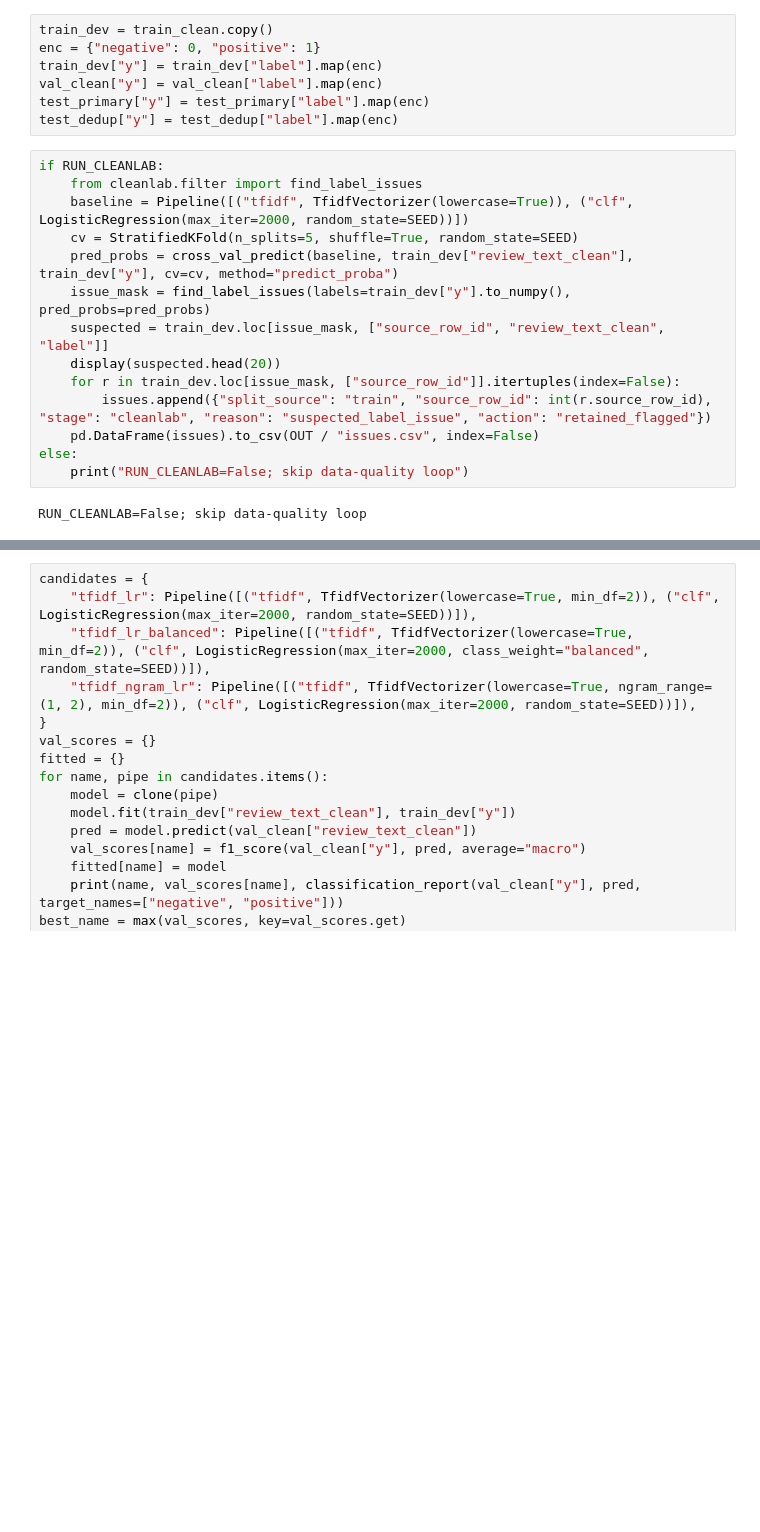
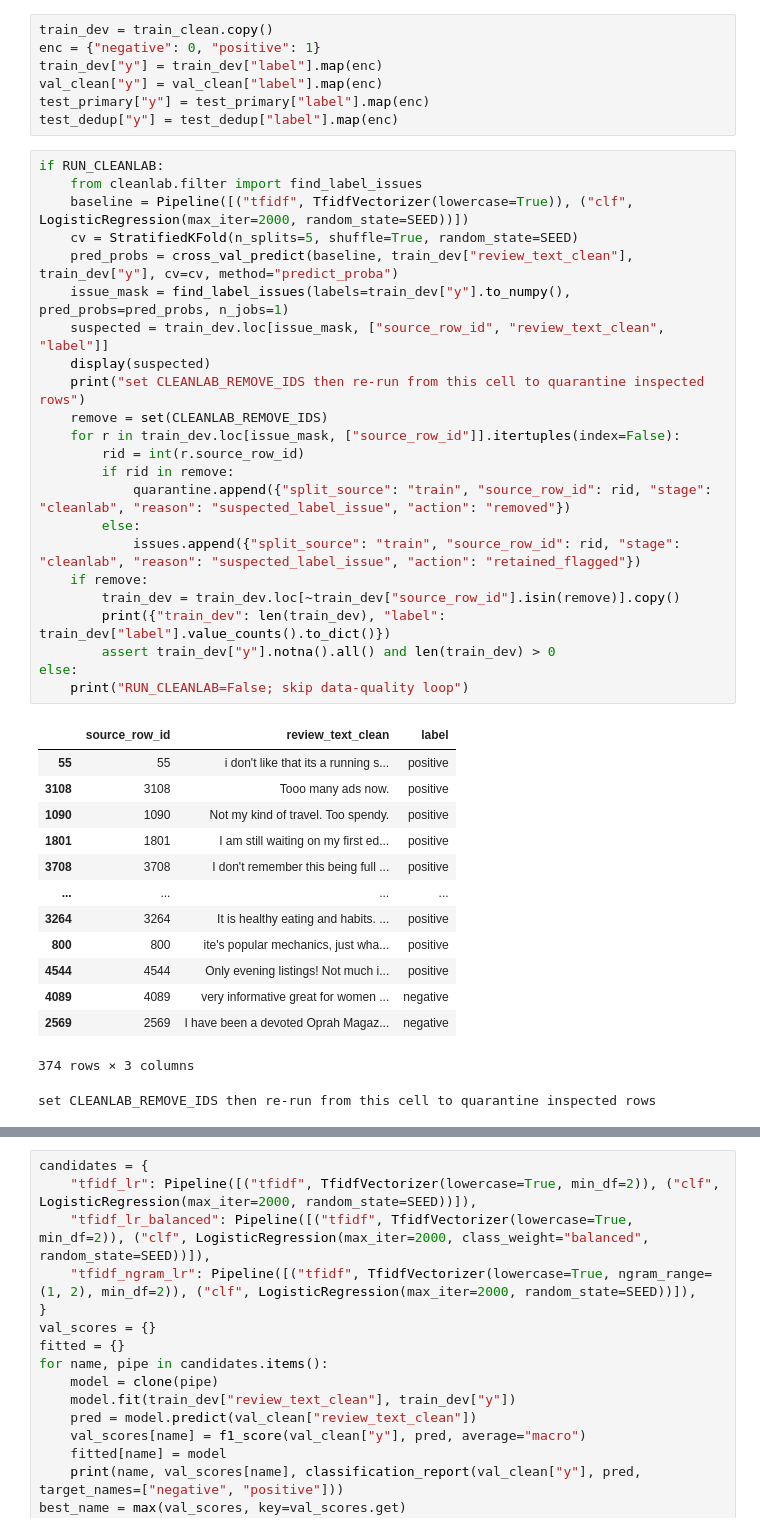
Before and after one commit to ntiensiit/HF-Cleanlab-amazon-reviews-sentiment-analysis, a Jupyter notebook: main.ipynb, the cells around one changed output, grey strips where cells are left out. Saved outputs shown, nothing was run; the diff lists cells and outputs as text; blank space fills up the shorter version.

```diff
--- a/main.ipynb
+++ b/main.ipynb
@@ -234,16 +234,38 @@ test_dedup["y"] = test_dedup["label"].map(enc)
 # %%
 if RUN_CLEANLAB:
     from cleanlab.filter import find_label_issues
     baseline = Pipeline([("tfidf", TfidfVectorizer(lowercase=True)), ("clf", LogisticRegression(max_iter=2000, random_state=SEED))])
     cv = StratifiedKFold(n_splits=5, shuffle=True, random_state=SEED)
     pred_probs = cross_val_predict(baseline, train_dev["review_text_clean"], train_dev["y"], cv=cv, method="predict_proba")
-    issue_mask = find_label_issues(labels=train_dev["y"].to_numpy(), pred_probs=pred_probs)
+    issue_mask = find_label_issues(labels=train_dev["y"].to_numpy(), pred_probs=pred_probs, n_jobs=1)
     suspected = train_dev.loc[issue_mask, ["source_row_id", "review_text_clean", "label"]]
-    display(suspected.head(20))
+    display(suspected)
+    print("set CLEANLAB_REMOVE_IDS then re-run from this cell to quarantine inspected rows")
+    remove = set(CLEANLAB_REMOVE_IDS)
     for r in train_dev.loc[issue_mask, ["source_row_id"]].itertuples(index=False):
-        issues.append({"split_source": "train", "source_row_id": int(r.source_row_id), "stage": "cleanlab", "reason": "suspected_label_issue", "action": "retained_flagged"})
-    pd.DataFrame(issues).to_csv(OUT / "issues.csv", index=False)
+        rid = int(r.source_row_id)
+        if rid in remove:
+            quarantine.append({"split_source": "train", "source_row_id": rid, "stage": "cleanlab", "reason": "suspected_label_issue", "action": "removed"})
+        else:
+            issues.append({"split_source": "train", "source_row_id": rid, "stage": "cleanlab", "reason": "suspected_label_issue", "action": "retained_flagged"})
+    if remove:
+        train_dev = train_dev.loc[~train_dev["source_row_id"].isin(remove)].copy()
+        print({"train_dev": len(train_dev), "label": train_dev["label"].value_counts().to_dict()})
+        assert train_dev["y"].notna().all() and len(train_dev) > 0
 else:
     print("RUN_CLEANLAB=False; skip data-quality loop")
 # %% [output]
+|  | source_row_id | review_text_clean | label |
+| 55 | 55 | i don't like that its a running s... | positive |
+| 3108 | 3108 | Tooo many ads now. | positive |
+| 1090 | 1090 | Not my kind of travel. Too spendy. | positive |
+| 1801 | 1801 | I am still waiting on my first ed... | positive |
+| 3708 | 3708 | I don't remember this being full ... | positive |
+| ... | ... | ... | ... |
+| 3264 | 3264 | It is healthy eating and habits. ... | positive |
+| 800 | 800 | ite's popular mechanics, just wha... | positive |
+| 4544 | 4544 | Only evening listings! Not much i... | positive |
+| 4089 | 4089 | very informative great for women ... | negative |
+| 2569 | 2569 | I have been a devoted Oprah Magaz... | negative |
-RUN_CLEANLAB=False; skip data-quality loop
+374 rows × 3 columns
+set CLEANLAB_REMOVE_IDS then re-run from this cell to quarantine inspected rows
```
Also changed, not shown: parts of 16 cells of this notebook, 9 other files.
